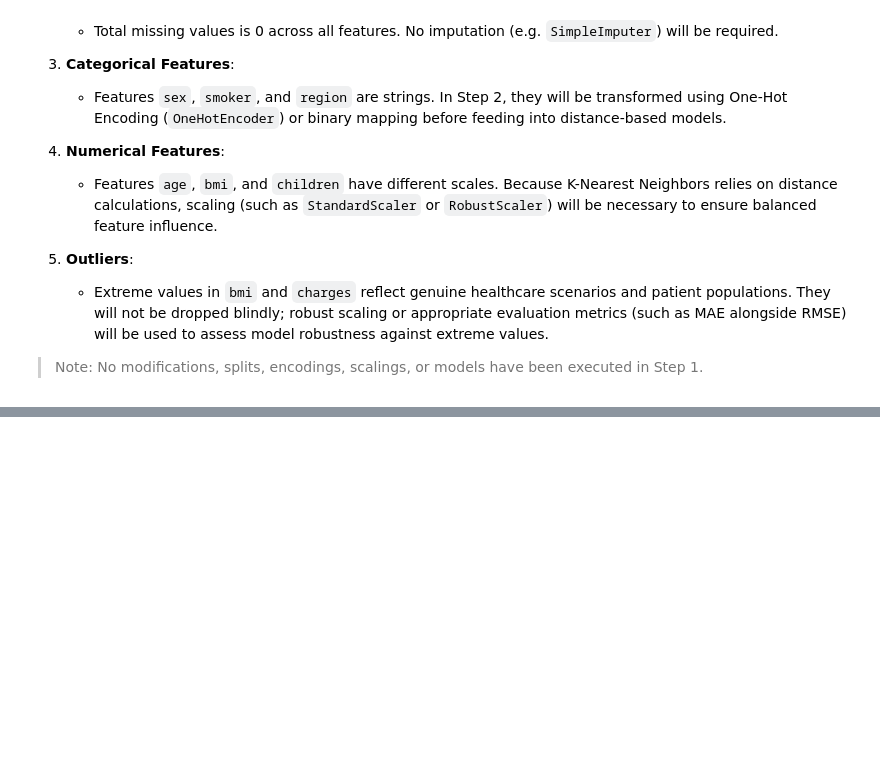
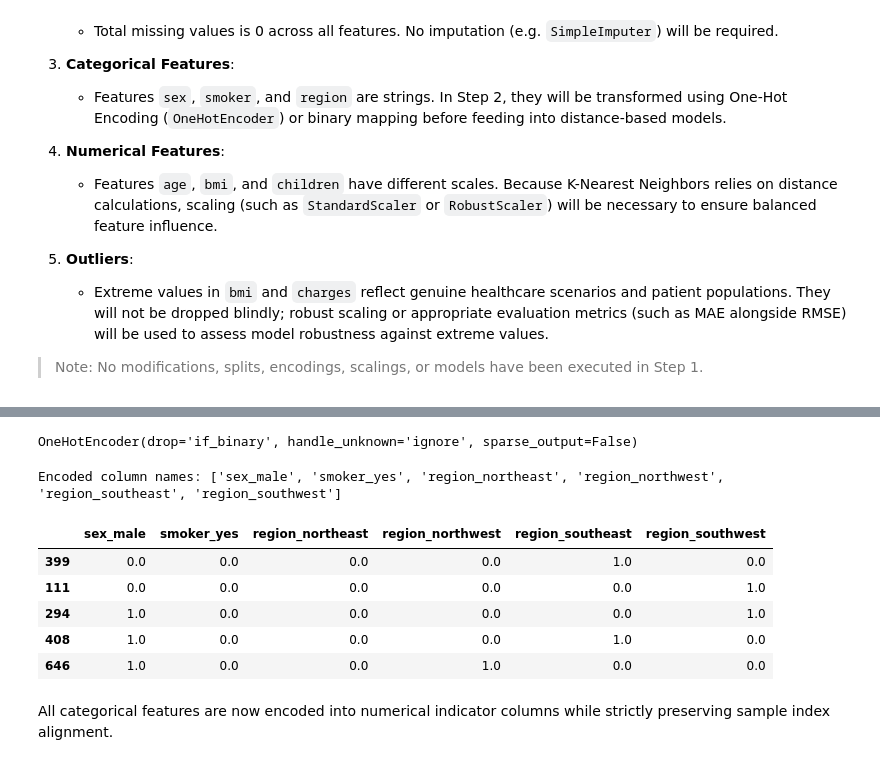
Before and after one commit to abed-dvp/insurance-model-performance-metrics, a Jupyter notebook: notebook.ipynb, the cells around one changed output, grey strips where cells are left out. Saved outputs shown, nothing was run; the diff lists cells and outputs as text; code cells hidden in the pictures; blank space fills up the shorter version.

```diff
--- a/notebook.ipynb
+++ b/notebook.ipynb
@@ -348,0 +426,9 @@ Based on the raw data audit performed in Step 1, here is the synthesis of requir
+# %%
+from sklearn.model_selection import train_test_split
+
+X_train, X_test, y_train, y_test = train_test_split(
+    X,
+    y,
+    test_size=0.3,
+    random_state=6
+)
@@ -348,0 +461,44 @@ Based on the raw data audit performed in Step 1, here is the synthesis of requir
+# %%
+from sklearn.preprocessing import OneHotEncoder
+
+encoder = OneHotEncoder(
+    sparse_output=False,
+    drop="if_binary",
+    handle_unknown="ignore"
+)
+
+encoder.fit(
+    X_train[
+        ["sex", "smoker", "region"]
+    ]
+)
+# %% [output]
+OneHotEncoder(drop='if_binary', handle_unknown='ignore', sparse_output=False)
+# %%
+encoded_cols = encoder.get_feature_names_out(["sex", "smoker", "region"])
+print("Encoded column names:", list(encoded_cols))
+# %% [output]
+Encoded column names: ['sex_male', 'smoker_yes', 'region_northeast', 'region_northwest', 'region_southeast', 'region_southwest']
+# %%
+X_train_cat = pd.DataFrame(
+    encoder.transform(X_train[["sex", "smoker", "region"]]),
+    columns=encoded_cols,
+    index=X_train.index
+)
+
+X_test_cat = pd.DataFrame(
+    encoder.transform(X_test[["sex", "smoker", "region"]]),
+    columns=encoded_cols,
+    index=X_test.index
+)
+
+X_train_cat.head()
+# %% [output]
+|  | sex_male | smoker_yes | region_northeast | region_northwest | region_southeast | region_southwest |
+| 399 | 0.0 | 0.0 | 0.0 | 0.0 | 1.0 | 0.0 |
+| 111 | 0.0 | 0.0 | 0.0 | 0.0 | 0.0 | 1.0 |
+| 294 | 1.0 | 0.0 | 0.0 | 0.0 | 0.0 | 1.0 |
+| 408 | 1.0 | 0.0 | 0.0 | 0.0 | 1.0 | 0.0 |
+| 646 | 1.0 | 0.0 | 0.0 | 1.0 | 0.0 | 0.0 |
+# %% [markdown]
+All categorical features are now encoded into numerical indicator columns while strictly preserving sample index alignment.
```
Also changed, not shown: parts of 36 cells of this notebook, 1 other file.
